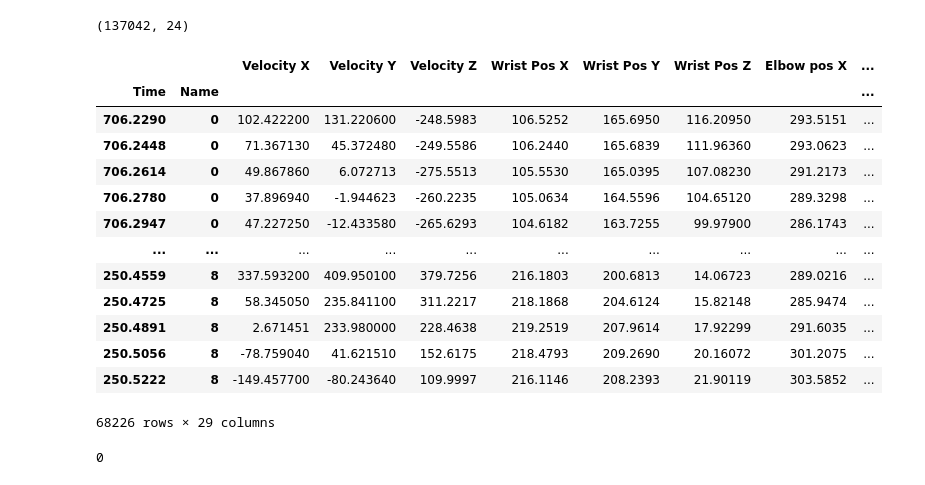
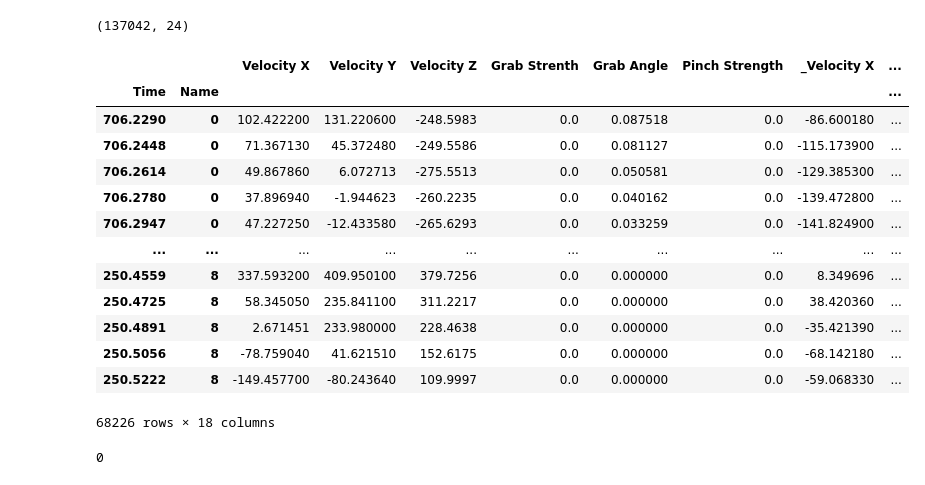
Before and after one commit to ortrsa/Data_Science_Final_Project_2, a Jupyter notebook: Notebook3.ipynb, the cells around one changed output. Cells and saved outputs as stored; diff of their text form; code cells hidden in the pictures.

```diff
--- a/Notebook3.ipynb
+++ b/Notebook3.ipynb
@@ -185,31 +185,40 @@ y2 = result['_Roll'].to_numpy()
 z2 = result['_Yaw'].to_numpy()
 result['Pitch Roll Yaw Dis'] = distance3D(x1, y1, z1, x2, y2, z2)
 
-x1 = result['Position X'].to_numpy()
-y1 = result['Position Y'].to_numpy()
-z1 = result['Position Z'].to_numpy()
-x2 = result['_Position X'].to_numpy()
-y2 = result['_Position Y'].to_numpy()
-z2 = result['_Position Z'].to_numpy()
-result['Position Dis'] = distance3D(x1, y1, z1, x2, y2, z2)
+x1 = result['Wrist Pos X'].to_numpy()
+y1 = result['Wrist Pos Y'].to_numpy()
+z1 = result['Wrist Pos Z'].to_numpy()
+x2 = result['_Wrist Pos X'].to_numpy()
+y2 = result['_Wrist Pos Y'].to_numpy()
+z2 = result['_Wrist Pos Z'].to_numpy()
+result['Wrist Pos Dis'] = distance3D(x1, y1, z1, x2, y2, z2)
+
+x1 = result['Elbow pos X'].to_numpy()
+y1 = result['Elbow Pos Y'].to_numpy()
+z1 = result['Elbow Pos Z'].to_numpy()
+x2 = result['_Elbow pos X'].to_numpy()
+y2 = result['_Elbow Pos Y'].to_numpy()
+z2 = result['_Elbow Pos Z'].to_numpy()
+result['Elbow pos Dis'] = distance3D(x1, y1, z1, x2, y2, z2)
 # %%
 result.drop(['Position X','Position Y','Position Z','_Position X','_Position Y','_Position Z','Frame ID','Hand Type', '# hands','_Hand Type',
-       '_# hands','Label','Pitch' ,'Roll' ,'Yaw','_Roll' ,'_Yaw','_Pitch' ], axis=1)
+       '_# hands','Label','Pitch' ,'Roll' ,'Yaw','_Roll' ,'_Yaw','_Pitch','Elbow pos X','Elbow Pos Y','Elbow Pos Z','_Elbow pos X','_Elbow Pos Y','_Elbow Pos Z',
+            'Wrist Pos X','Wrist Pos Y','Wrist Pos Z','_Wrist Pos X','_Wrist Pos Y','_Wrist Pos Z','_Frame ID'], axis=1)
 # %% [output]
-|  |  | Velocity X | Velocity Y | Velocity Z | Wrist Pos X | Wrist Pos Y | Wrist Pos Z | Elbow pos X | ... |
+|  |  | Velocity X | Velocity Y | Velocity Z | Grab Strenth | Grab Angle | Pinch Strength | _Velocity X | ... |
 | Time | Name |  |  |  |  |  |  |  | ... |
-| 706.2290 | 0 | 102.422200 | 131.220600 | -248.5983 | 106.5252 | 165.6950 | 116.20950 | 293.5151 | ... |
-| 706.2448 | 0 | 71.367130 | 45.372480 | -249.5586 | 106.2440 | 165.6839 | 111.96360 | 293.0623 | ... |
-| 706.2614 | 0 | 49.867860 | 6.072713 | -275.5513 | 105.5530 | 165.0395 | 107.08230 | 291.2173 | ... |
-| 706.2780 | 0 | 37.896940 | -1.944623 | -260.2235 | 105.0634 | 164.5596 | 104.65120 | 289.3298 | ... |
-| 706.2947 | 0 | 47.227250 | -12.433580 | -265.6293 | 104.6182 | 163.7255 | 99.97900 | 286.1743 | ... |
+| 706.2290 | 0 | 102.422200 | 131.220600 | -248.5983 | 0.0 | 0.087518 | 0.0 | -86.600180 | ... |
+| 706.2448 | 0 | 71.367130 | 45.372480 | -249.5586 | 0.0 | 0.081127 | 0.0 | -115.173900 | ... |
+| 706.2614 | 0 | 49.867860 | 6.072713 | -275.5513 | 0.0 | 0.050581 | 0.0 | -129.385300 | ... |
+| 706.2780 | 0 | 37.896940 | -1.944623 | -260.2235 | 0.0 | 0.040162 | 0.0 | -139.472800 | ... |
+| 706.2947 | 0 | 47.227250 | -12.433580 | -265.6293 | 0.0 | 0.033259 | 0.0 | -141.824900 | ... |
 | ... | ... | ... | ... | ... | ... | ... | ... | ... | ... |
-| 250.4559 | 8 | 337.593200 | 409.950100 | 379.7256 | 216.1803 | 200.6813 | 14.06723 | 289.0216 | ... |
-| 250.4725 | 8 | 58.345050 | 235.841100 | 311.2217 | 218.1868 | 204.6124 | 15.82148 | 285.9474 | ... |
-| 250.4891 | 8 | 2.671451 | 233.980000 | 228.4638 | 219.2519 | 207.9614 | 17.92299 | 291.6035 | ... |
-| 250.5056 | 8 | -78.759040 | 41.621510 | 152.6175 | 218.4793 | 209.2690 | 20.16072 | 301.2075 | ... |
-| 250.5222 | 8 | -149.457700 | -80.243640 | 109.9997 | 216.1146 | 208.2393 | 21.90119 | 303.5852 | ... |
+| 250.4559 | 8 | 337.593200 | 409.950100 | 379.7256 | 0.0 | 0.000000 | 0.0 | 8.349696 | ... |
+| 250.4725 | 8 | 58.345050 | 235.841100 | 311.2217 | 0.0 | 0.000000 | 0.0 | 38.420360 | ... |
+| 250.4891 | 8 | 2.671451 | 233.980000 | 228.4638 | 0.0 | 0.000000 | 0.0 | -35.421390 | ... |
+| 250.5056 | 8 | -78.759040 | 41.621510 | 152.6175 | 0.0 | 0.000000 | 0.0 | -68.142180 | ... |
+| 250.5222 | 8 | -149.457700 | -80.243640 | 109.9997 | 0.0 | 0.000000 | 0.0 | -59.068330 | ... |
-68226 rows × 29 columns
+68226 rows × 18 columns
 # %%
 # %% [output]
 0
```
